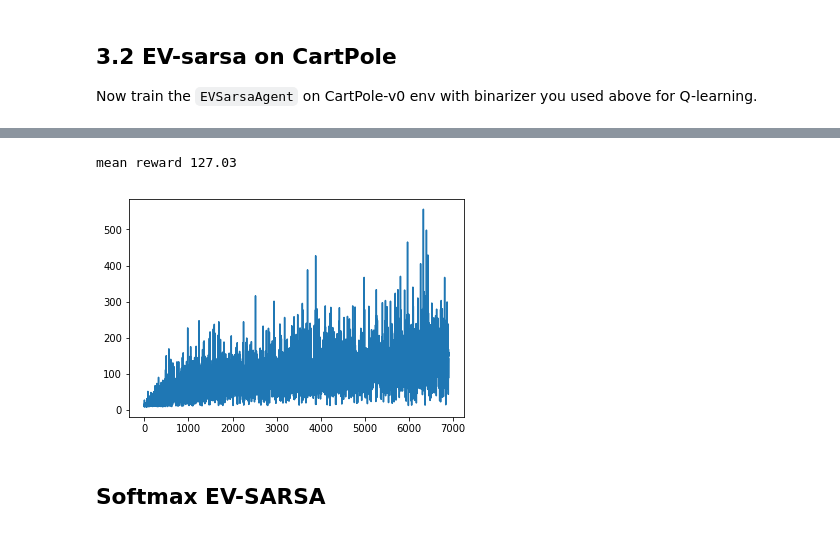
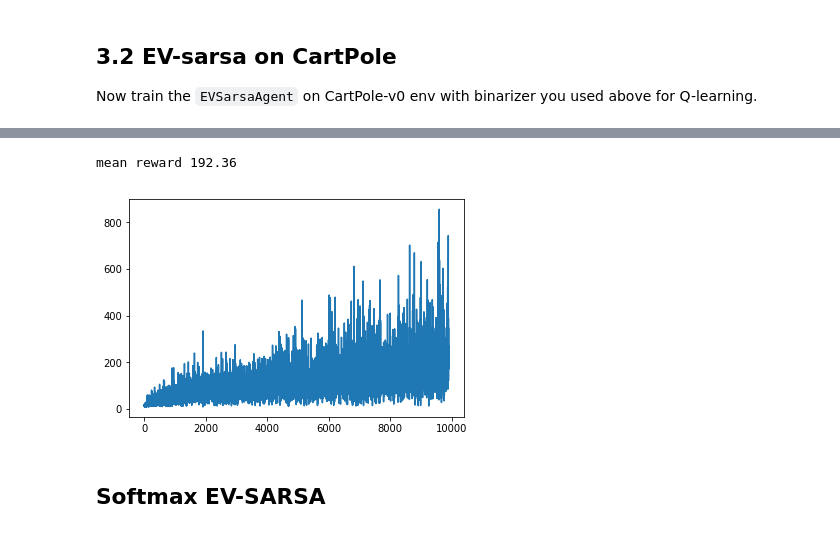
Before and after one commit to shir994/Practical_RL, a Jupyter notebook: week3_model_free/homework/homework.ipynb, the cells around one changed output, grey strips where cells are left out. Cells and saved outputs as stored; diff of their text form; code cells hidden in the pictures.

```diff
--- a/week3_model_free/homework/homework.ipynb
+++ b/week3_model_free/homework/homework.ipynb
@@ -163,7 +163,7 @@ mean reward 7.5
 ## SOFTMAX EV-SARSA
 # %%
 from expected_value_sarsa import EVSarsaAgent
-agent = EVSarsaAgent(alpha=0.5,epsilon=0.25,discount=0.99,
+agent = EVSarsaAgent(alpha=0.5,epsilon=2,discount=0.99,
                        getLegalActions = lambda s: range(n_actions), softmax=True)
 
 rewards = []
@@ -279,7 +274,7 @@ agent = QLearningAgent(alpha=0.5, epsilon=0.25, discount=0.99,
 # %%
 rewards = []
 epsilon_reduction = 0.99
-for i in range(7000):
+for i in range(10000):
     rewards.append(play_and_train(env,agent))
     if i % 100 == 0:
         agent.epsilon *= epsilon_reduction
@@ -304,17 +299,17 @@ agent = EVSarsaAgent(alpha=0.5,epsilon=0.25,discount=0.99,
 # %%
 rewards = []
 epsilon_reduction = 0.99
-for i in range(7000):
+for i in range(10000):
     rewards.append(play_and_train(env,agent))
     if i %100 ==0:
         agent.epsilon *= epsilon_reduction
         clear_output(True)
         print ("mean reward",np.mean(rewards[-100:]))
         plt.plot(rewards)
         plt.show()
 # %% [output]
-mean reward 127.03
+mean reward 192.36
-[figure, old version]
+[figure, new version]
 # %% [markdown]
 ## Softmax EV-SARSA
 # %%
```
Also changed, not shown: parts of 24 cells of this notebook.
